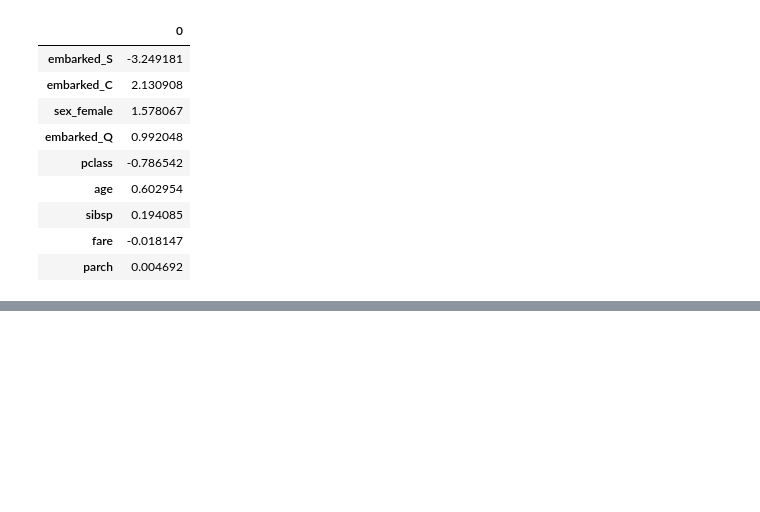
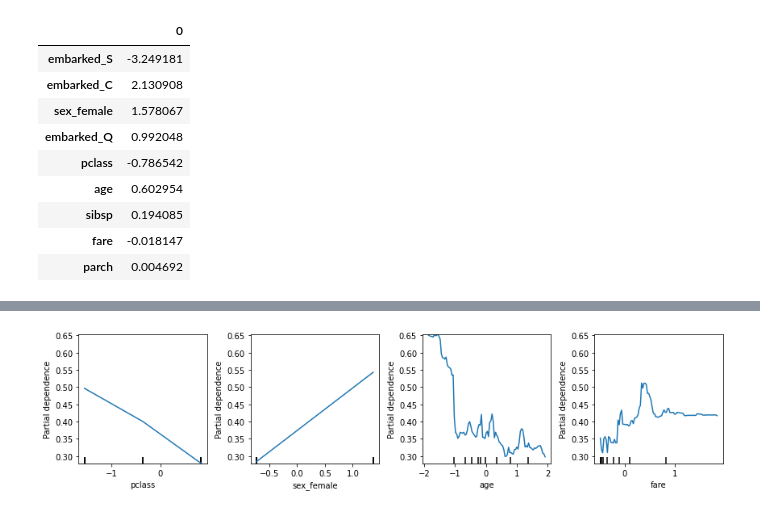
Before and after one commit to cliburn/bios-823-2020, a Jupyter notebook: notebooks/B09_Interpretable_ML.ipynb, the cells around one changed output, grey strips where cells are left out. Saved outputs shown, nothing was run; the diff lists cells and outputs as text; code cells hidden in the pictures; blank space fills up the shorter version.

```diff
--- a/notebooks/B09_Interpretable_ML.ipynb
+++ b/notebooks/B09_Interpretable_ML.ipynb
@@ -189,0 +214,3 @@ importance.sort_values(0, ascending=False, key=lambda x: np.abs(x))
+# %%
+rf = RandomForestClassifier(random_state=0)
+rf.fit(X_train, y_train)
@@ -189,0 +233,6 @@ importance.sort_values(0, ascending=False, key=lambda x: np.abs(x))
+# %%
+fig, ax = plt.subplots(1, 4, figsize=(12, 3))
+plot_partial_dependence(rf, X_train, [0,2,3,6, ], ax=ax)
+plt.tight_layout()
+# %% [output]
+[figure, added]
```
Also changed, not shown: parts of 25 cells of this notebook.
